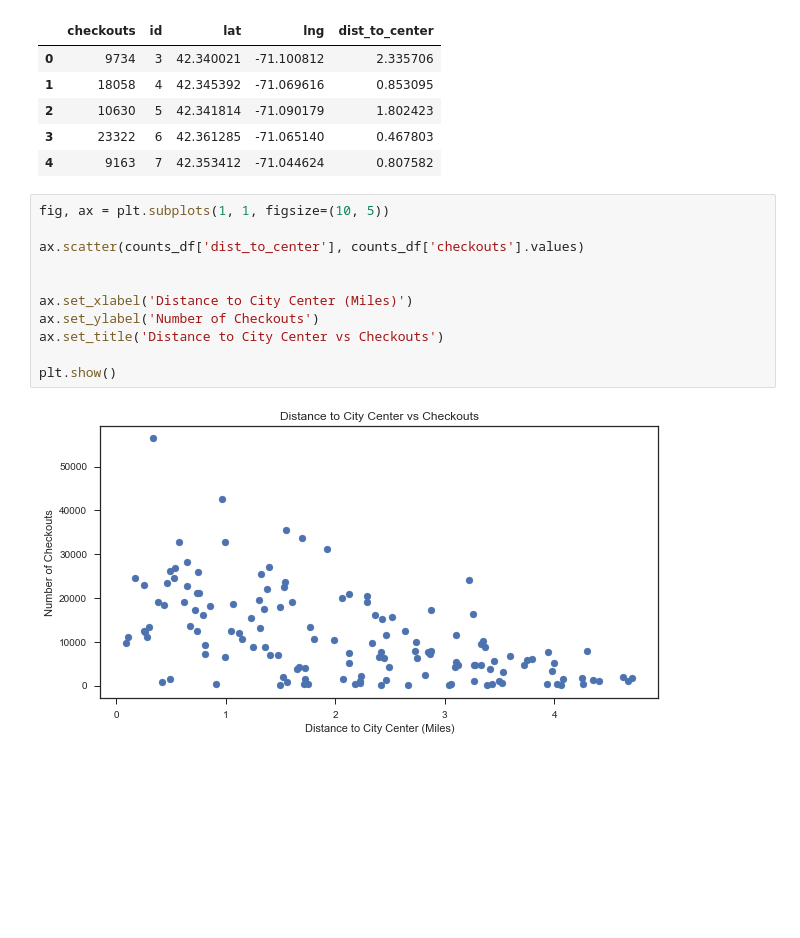
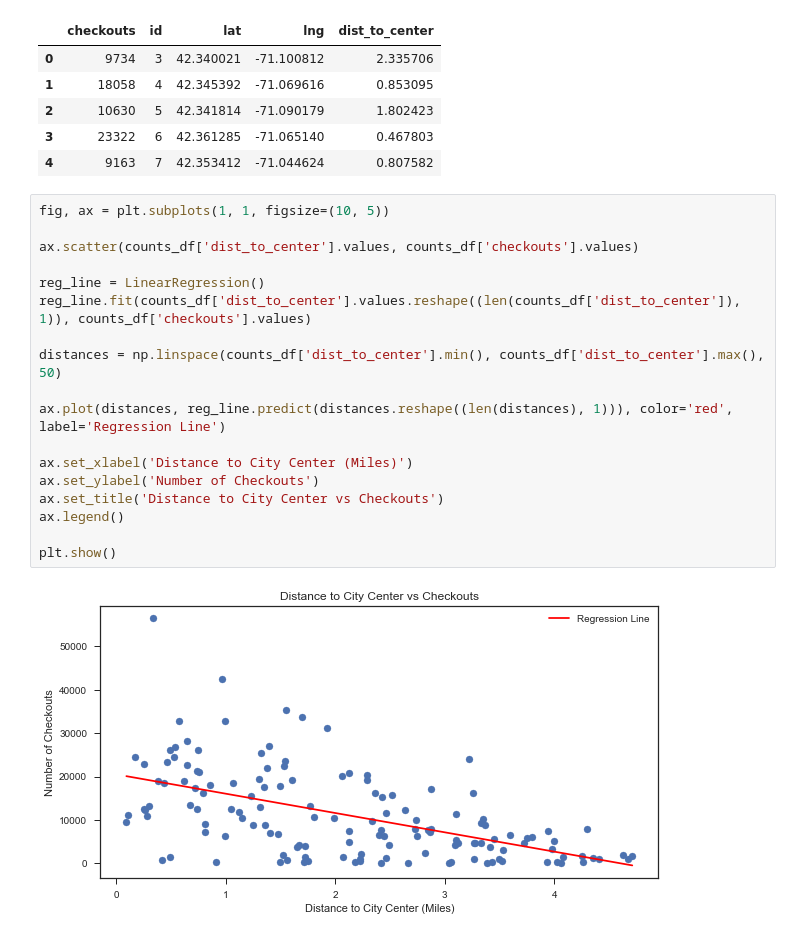
Before and after one commit to onefishy/CS109a_2017, a Jupyter notebook: CS109_lectures/Module_0/Example_Code/Lecture_0_Notebook.ipynb, the cells around one changed output. Drawn from its saved outputs; the diff is of its cells as text; blank space fills up the shorter version.

Commit message:
added regression line to final example

```diff
--- a/CS109_lectures/Module_0/Example_Code/Lecture_0_Notebook.ipynb
+++ b/CS109_lectures/Module_0/Example_Code/Lecture_0_Notebook.ipynb
@@ -138,13 +141,20 @@ counts_df.head()
 # %%
 fig, ax = plt.subplots(1, 1, figsize=(10, 5))
 
-ax.scatter(counts_df['dist_to_center'], counts_df['checkouts'].values)
+ax.scatter(counts_df['dist_to_center'].values, counts_df['checkouts'].values)
 
+reg_line = LinearRegression()
+reg_line.fit(counts_df['dist_to_center'].values.reshape((len(counts_df['dist_to_center']), 1)), counts_df['checkouts'].values)
+
+distances = np.linspace(counts_df['dist_to_center'].min(), counts_df['dist_to_center'].max(), 50)
+
+ax.plot(distances, reg_line.predict(distances.reshape((len(distances), 1))), color='red', label='Regression Line')
 
 ax.set_xlabel('Distance to City Center (Miles)')
 ax.set_ylabel('Number of Checkouts')
 ax.set_title('Distance to City Center vs Checkouts')
+ax.legend()
 
 plt.show()
 # %% [output]
-[figure, old version]
+[figure, new version]
```
Also changed, not shown: parts of 2 cells of this notebook.
